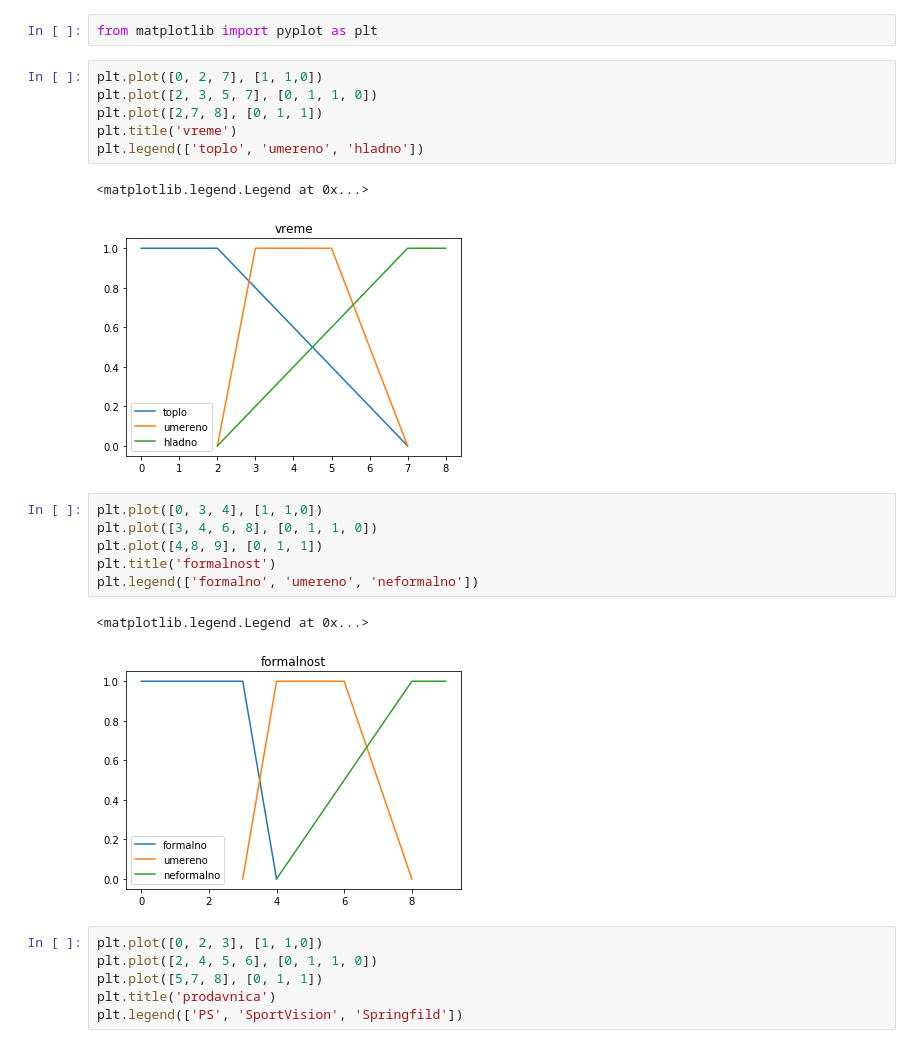
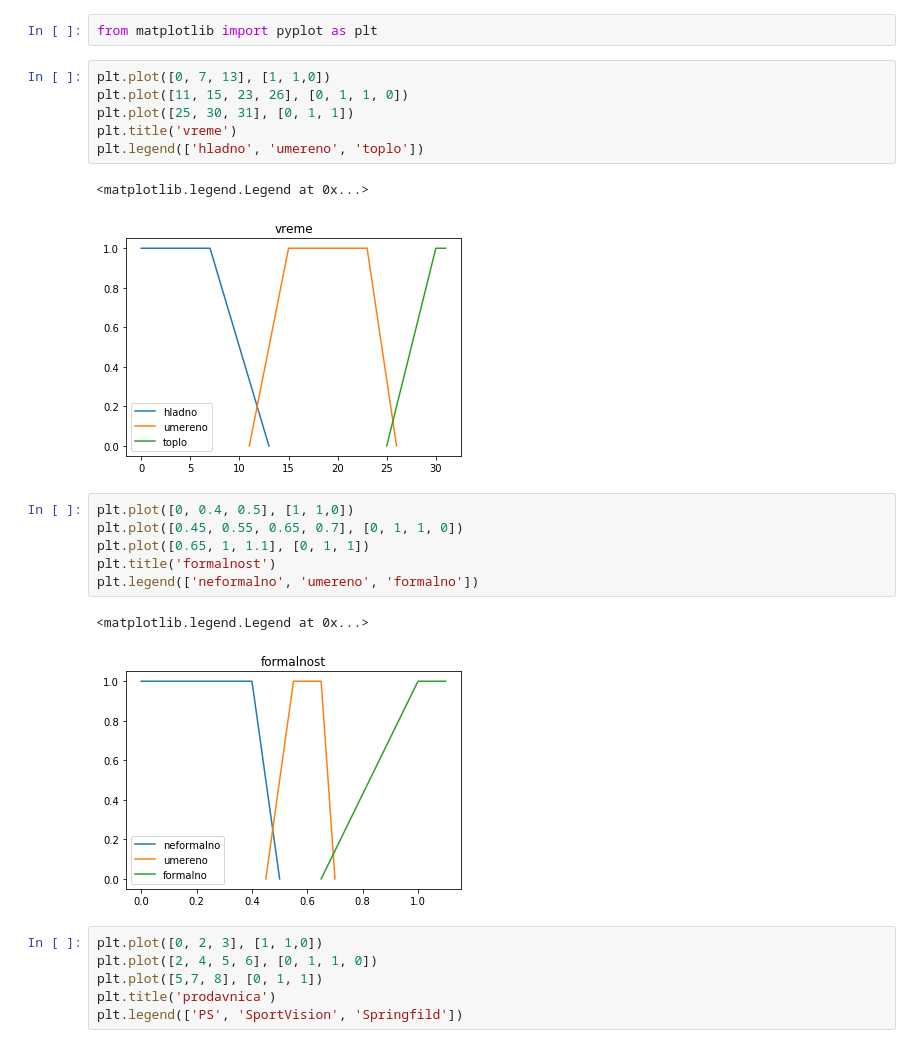
Before and after one commit to VelickovicAna/ri_projekat, a Jupyter notebook: grafici_fazi.ipynb, the cells around one changed output. Saved outputs shown, nothing was run; the diff lists cells and outputs as text.

```diff
--- a/grafici_fazi.ipynb
+++ b/grafici_fazi.ipynb
@@ -1,23 +1,23 @@
 # %%
 from matplotlib import pyplot as plt
 # %%
-plt.plot([0, 2, 7], [1, 1,0])
-plt.plot([2, 3, 5, 7], [0, 1, 1, 0])
-plt.plot([2,7, 8], [0, 1, 1])
+plt.plot([0, 7, 13], [1, 1,0])
+plt.plot([11, 15, 23, 26], [0, 1, 1, 0])
+plt.plot([25, 30, 31], [0, 1, 1])
 plt.title('vreme')
-plt.legend(['toplo', 'umereno', 'hladno'])
+plt.legend(['hladno', 'umereno', 'toplo'])
 # %% [output]
 <matplotlib.legend.Legend at 0x...>
-[figure, old version]
+[figure, new version]
 # %%
-plt.plot([0, 3, 4], [1, 1,0])
-plt.plot([3, 4, 6, 8], [0, 1, 1, 0])
-plt.plot([4,8, 9], [0, 1, 1])
+plt.plot([0, 0.4, 0.5], [1, 1,0])
+plt.plot([0.45, 0.55, 0.65, 0.7], [0, 1, 1, 0])
+plt.plot([0.65, 1, 1.1], [0, 1, 1])
 plt.title('formalnost')
-plt.legend(['formalno', 'umereno', 'neformalno'])
+plt.legend(['neformalno', 'umereno', 'formalno'])
 # %% [output]
 <matplotlib.legend.Legend at 0x...>
-[figure, old version]
+[figure, new version]
 # %%
 plt.plot([0, 2, 3], [1, 1,0])
 plt.plot([2, 4, 5, 6], [0, 1, 1, 0])
```
